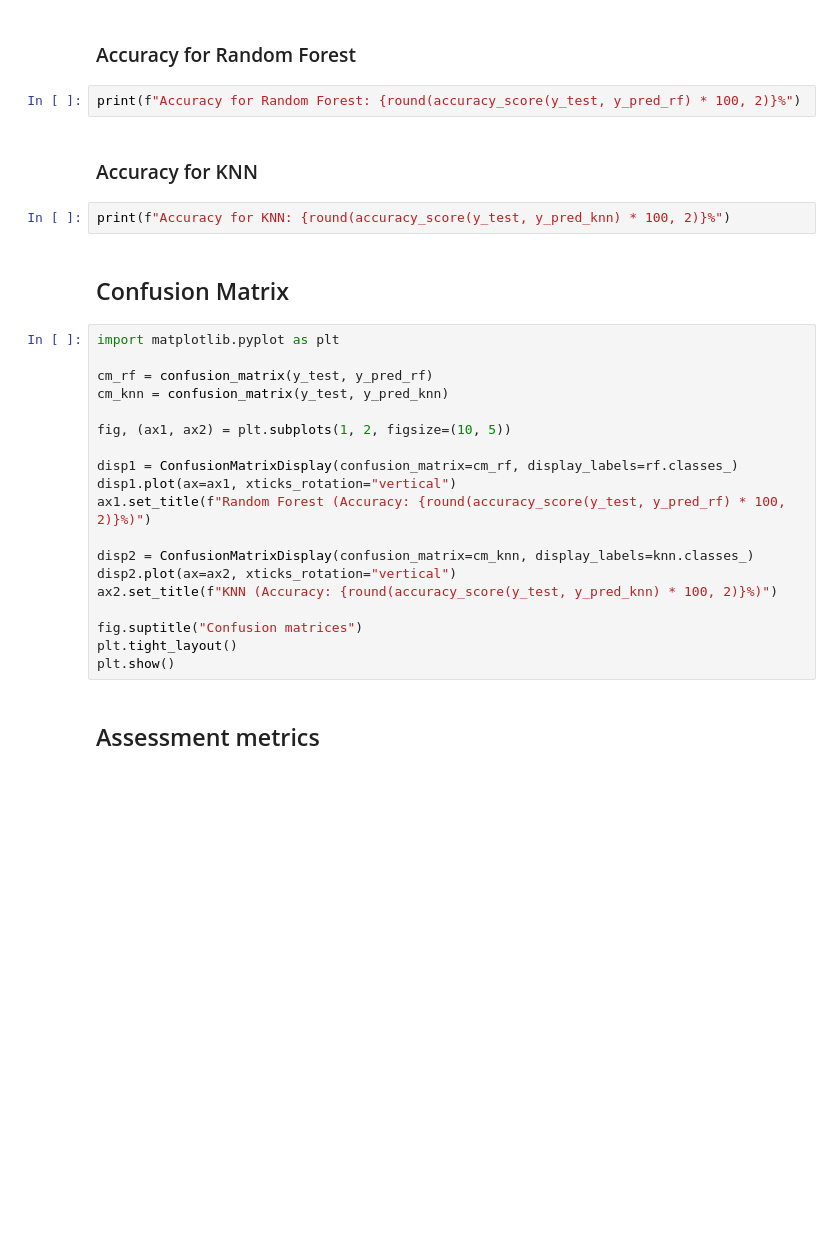
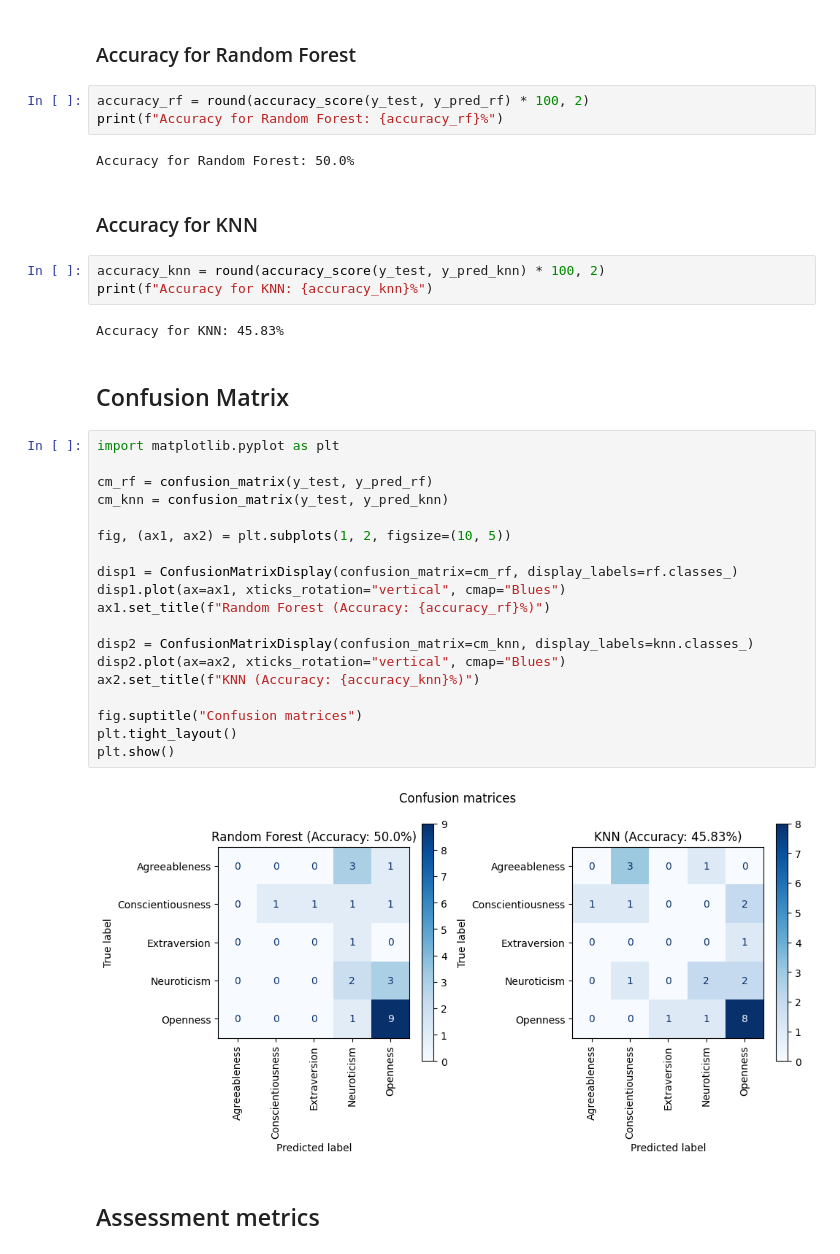
Before and after one commit to subhadip6869/Personality_Prediction, a Jupyter notebook: personality_merged_2.ipynb, the cells around one changed output. Cells and saved outputs as stored; diff of their text form; blank space fills up the shorter version.

```diff
--- a/personality_merged_2.ipynb
+++ b/personality_merged_2.ipynb
@@ -158,32 +227,40 @@ y_pred_knn
 # %% [markdown]
 ### Accuracy for Random Forest
 # %%
-print(f"Accuracy for Random Forest: {round(accuracy_score(y_test, y_pred_rf) * 100, 2)}%")
+accuracy_rf = round(accuracy_score(y_test, y_pred_rf) * 100, 2)
+print(f"Accuracy for Random Forest: {accuracy_rf}%")
+# %% [output]
+Accuracy for Random Forest: 50.0%
 # %% [markdown]
 ### Accuracy for KNN
 # %%
-print(f"Accuracy for KNN: {round(accuracy_score(y_test, y_pred_knn) * 100, 2)}%")
+accuracy_knn = round(accuracy_score(y_test, y_pred_knn) * 100, 2)
+print(f"Accuracy for KNN: {accuracy_knn}%")
+# %% [output]
+Accuracy for KNN: 45.83%
 # %% [markdown]
 ## Confusion Matrix
 # %%
 import matplotlib.pyplot as plt
 
 cm_rf = confusion_matrix(y_test, y_pred_rf)
 cm_knn = confusion_matrix(y_test, y_pred_knn)
 
 fig, (ax1, ax2) = plt.subplots(1, 2, figsize=(10, 5))
 
 disp1 = ConfusionMatrixDisplay(confusion_matrix=cm_rf, display_labels=rf.classes_)
-disp1.plot(ax=ax1, xticks_rotation="vertical")
-ax1.set_title(f"Random Forest (Accuracy: {round(accuracy_score(y_test, y_pred_rf) * 100, 2)}%)")
+disp1.plot(ax=ax1, xticks_rotation="vertical", cmap="Blues")
+ax1.set_title(f"Random Forest (Accuracy: {accuracy_rf}%)")
 
 disp2 = ConfusionMatrixDisplay(confusion_matrix=cm_knn, display_labels=knn.classes_)
-disp2.plot(ax=ax2, xticks_rotation="vertical")
-ax2.set_title(f"KNN (Accuracy: {round(accuracy_score(y_test, y_pred_knn) * 100, 2)}%)")
+disp2.plot(ax=ax2, xticks_rotation="vertical", cmap="Blues")
+ax2.set_title(f"KNN (Accuracy: {accuracy_knn}%)")
 
 fig.suptitle("Confusion matrices")
 plt.tight_layout()
 plt.show()
+# %% [output]
+[figure, added]
 # %% [markdown]
 ## Assessment metrics
 # %%
```
Also changed, not shown: parts of 12 cells of this notebook, 2 other files.
